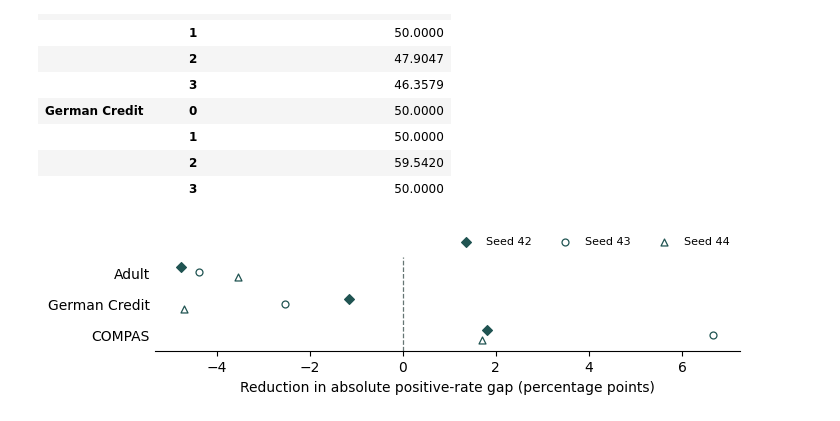
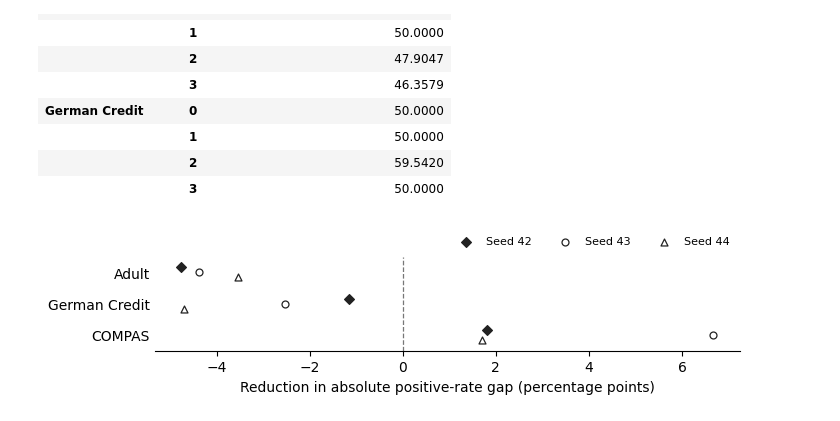
Before and after one commit to RubenHaisma/infomdw-synthfair, a Jupyter notebook: assignment_4.ipynb, the cells around one changed output. Cells and saved outputs as stored; diff of their text form; code cells hidden in the pictures.

Commit message:
Use grayscale markers for the split comparison figure

```diff
--- a/assignment_4.ipynb
+++ b/assignment_4.ipynb
@@ -335,22 +335,22 @@ display(training_positive_pct.rename("Favourable training labels after SynthFair
 # %%
 import matplotlib.pyplot as plt
 
 fig, ax = plt.subplots(figsize=(7.0, 1.7), layout="constrained")
 styles = [(42, "D", -0.16), (43, "o", 0), (44, "^", 0.16)]
 names = list(datasets)
 for seed, marker, offset in styles:
     delta = comparison.xs(seed, level="seed").loc[names, "gap_reduction_pp"]
     ax.scatter(delta, np.arange(len(names)) + offset, marker=marker, s=25,
-               facecolor="#205452" if seed == 42 else "white",
-               edgecolor="#205452", linewidth=0.9, label=f"Seed {seed}", zorder=3)
-ax.axvline(0, color="#657573", lw=0.9, ls="--")
+               facecolor="#222222" if seed == 42 else "white",
+               edgecolor="#222222", linewidth=0.9, label=f"Seed {seed}", zorder=3)
+ax.axvline(0, color="#777777", lw=0.9, ls="--")
 ax.set_yticks(np.arange(len(names)), names)
 ax.set_ylim(len(names) - 0.5, -0.5)
 ax.set_xlabel("Reduction in absolute positive-rate gap (percentage points)")
 ax.spines[["top", "right", "left"]].set_visible(False)
 ax.tick_params(axis="y", length=0)
 ax.legend(loc="lower right", bbox_to_anchor=(1, 1), ncol=3, frameon=False, fontsize=8)
 fig.savefig(RESULTS / "split_comparison.png", dpi=220)
 plt.show()
 # %% [output]
-[figure, old version]
+[figure, new version]
```
